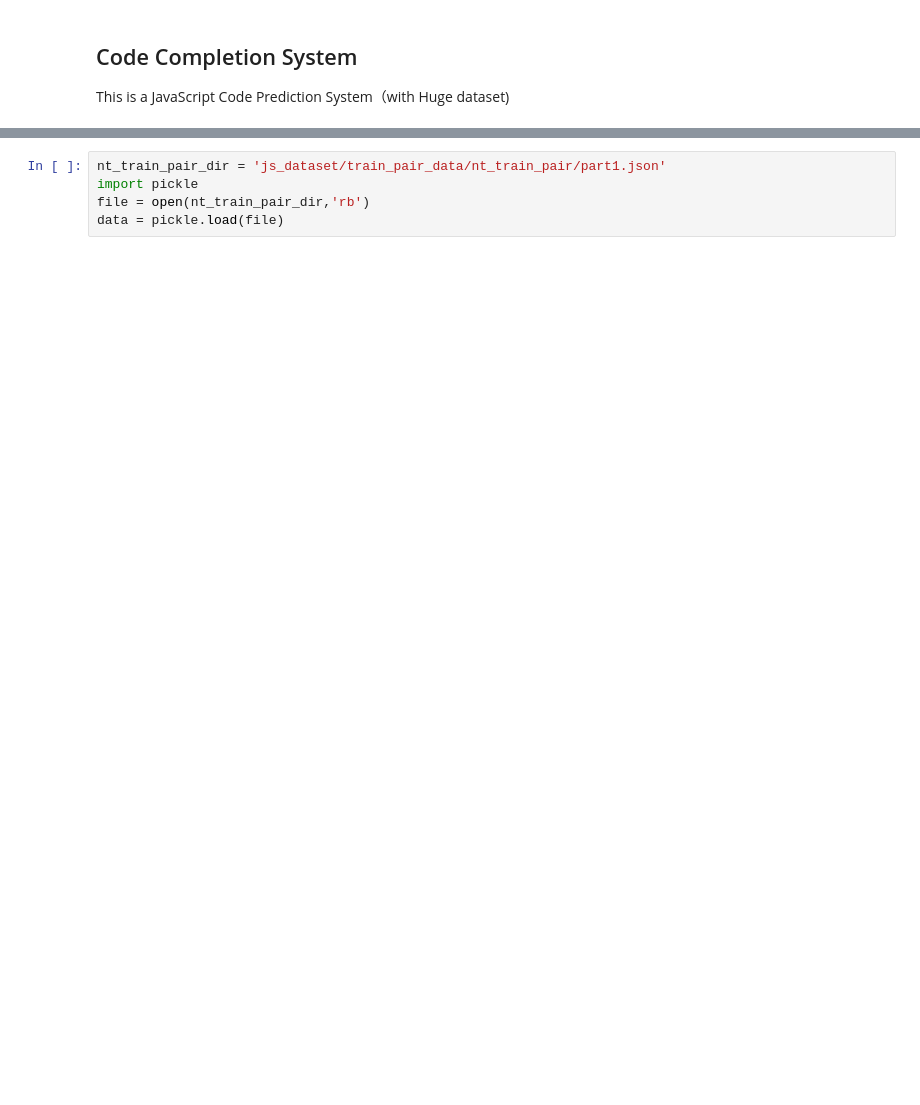
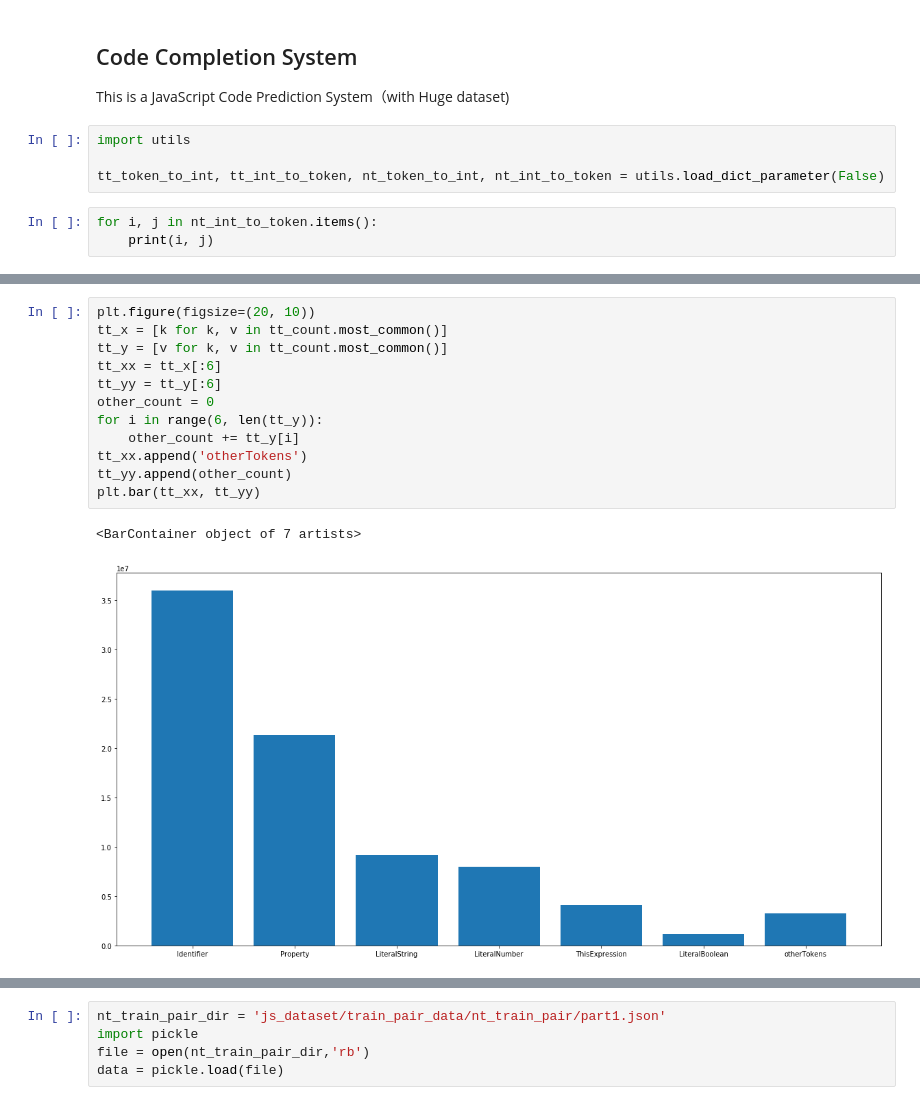
Before and after one commit to AgFeather/CodeCompletion, a Jupyter notebook: test_and_debug.ipynb, the cells around one changed output, grey strips where cells are left out. Saved outputs shown, nothing was run; the diff lists cells and outputs as text; blank space fills up the shorter version.

```diff
--- a/test_and_debug.ipynb
+++ b/test_and_debug.ipynb
@@ -2,3 +2,10 @@
 ## Code Completion System
 
 This is a JavaScript Code Prediction System（with Huge dataset)
+# %%
+import utils
+
+tt_token_to_int, tt_int_to_token, nt_token_to_int, nt_int_to_token = utils.load_dict_parameter(False)
+# %%
+for i, j in nt_int_to_token.items():
+    print(i, j)
@@ -4,0 +92,15 @@ This is a JavaScript Code Prediction System（with Huge dataset)
+# %%
+plt.figure(figsize=(20, 10))
+tt_x = [k for k, v in tt_count.most_common()]
+tt_y = [v for k, v in tt_count.most_common()]
+tt_xx = tt_x[:6]
+tt_yy = tt_y[:6]
+other_count = 0
+for i in range(6, len(tt_y)):
+    other_count += tt_y[i]
+tt_xx.append('otherTokens')
+tt_yy.append(other_count)
+plt.bar(tt_xx, tt_yy)
+# %% [output]
+<BarContainer object of 7 artists>
+[figure, added]
```
Also changed, not shown: parts of 13 cells of this notebook, 5 other files.
